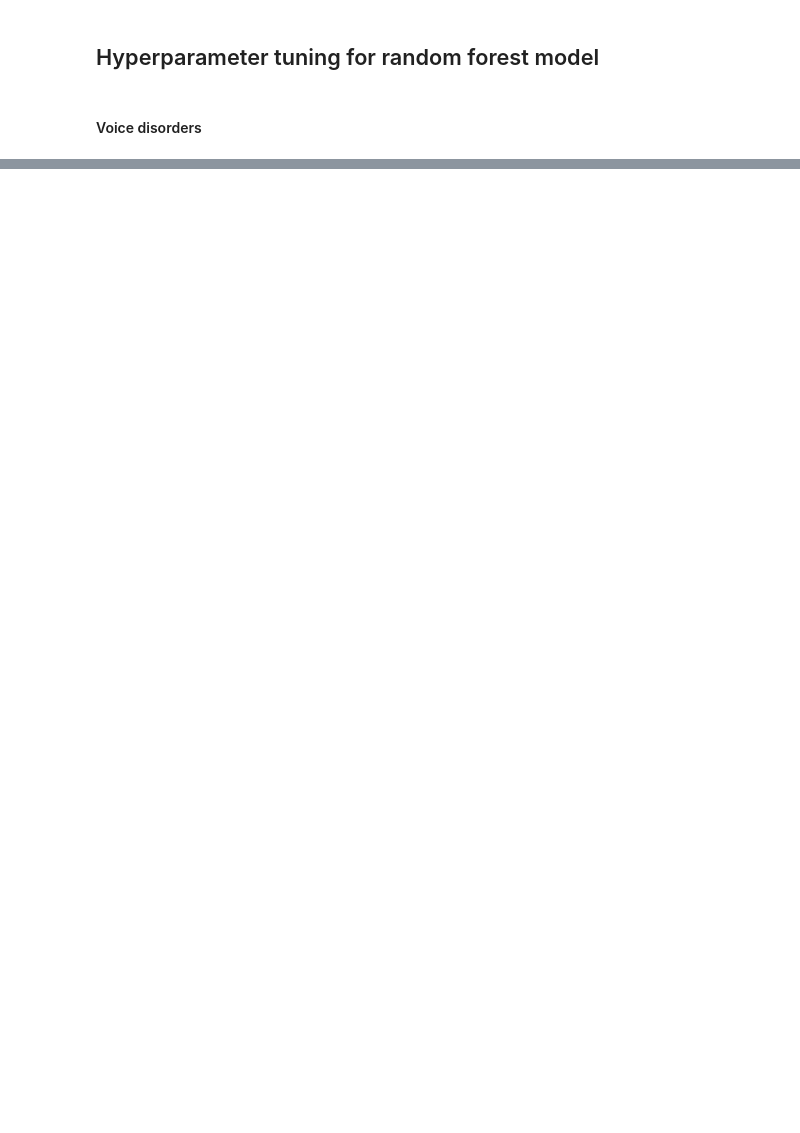
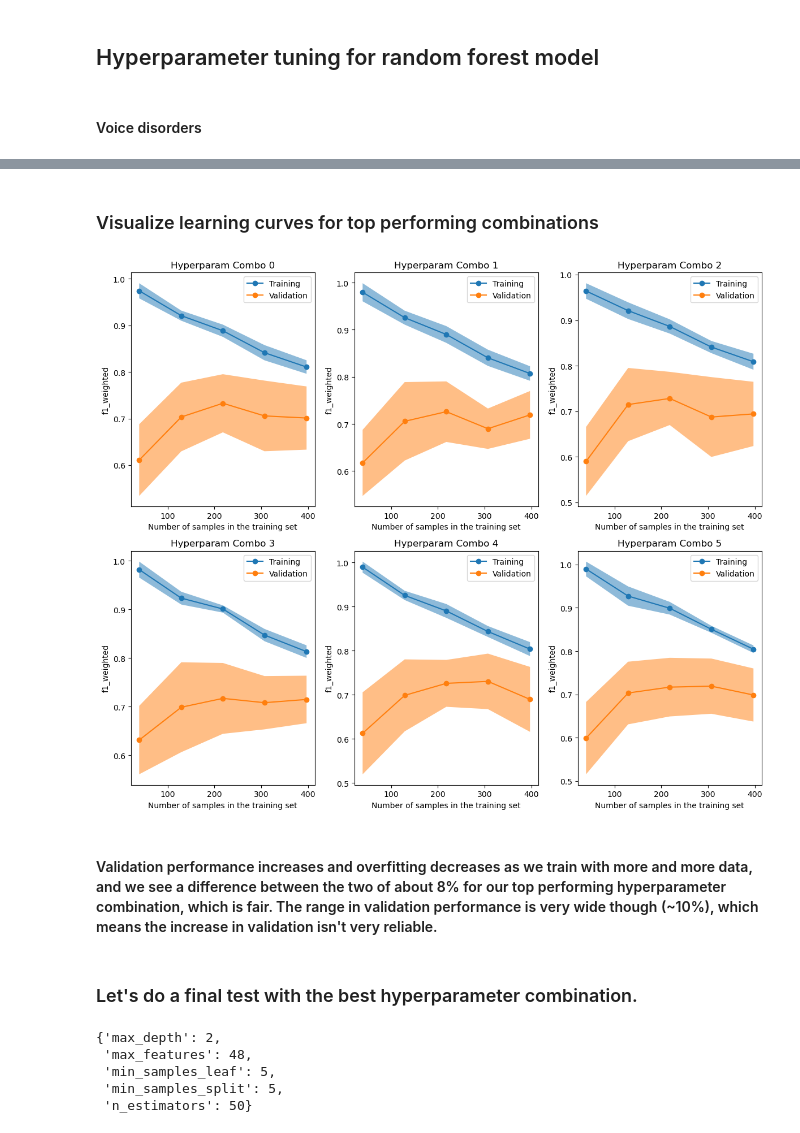
Before and after one commit to zpsheldon/ai-voice-disorder-prediction, a Jupyter notebook: random-forest-tuning.ipynb, the cells around one changed output, grey strips where cells are left out. Cells and saved outputs as stored; diff of their text form; code cells hidden in the pictures; blank space fills up the shorter version.

```diff
--- a/random-forest-tuning.ipynb
+++ b/random-forest-tuning.ipynb
@@ -373,0 +442,46 @@ grid_search_voice["cv_results_df"].sort_values(by="train_minus_val",ascending=Fa
+# %% [markdown]
+### Visualize learning curves for top performing combinations
+# %%
+top_params = grid_search_voice["cv_results_df"].sort_values("rank_test_score",ascending=True)[:6]['params'].tolist()
+
+from sklearn.model_selection import LearningCurveDisplay, ShuffleSplit
+
+fig, axes = plt.subplots(nrows=2, ncols=3, figsize=(12, 10))
+
+common_params = {
+    "X": X_ave,
+    "y": y_voice_ave,
+    "train_sizes": np.linspace(0.1, 1.0, 5),
+    "cv": StratifiedKFold(n_splits=10, shuffle=True, random_state=42),
+    "score_type": "both",
+    "n_jobs": 4,
+    "line_kw": {"marker": "o"},
+    "std_display_style": "fill_between",
+    "score_name": "f1_weighted",
+}
+
+for i,(ax,params) in enumerate(zip(axes.flatten(), top_params)):
+    estimator = RandomForestClassifier(**params)
+    LearningCurveDisplay.from_estimator(estimator, **common_params, ax=ax)
+
+    handles, label = ax.get_legend_handles_labels()
+    ax.legend(handles[:2], ["Training", "Validation"])
+    ax.set_title(f"Hyperparam Combo {i}")
+
+plt.tight_layout()
+plt.show()
+# %% [output]
+[figure, added]
+# %% [markdown]
+#### Validation performance increases and overfitting decreases as we train with more and more data, and we see a difference between the two of about 8% for our top performing hyperparameter combination, which is fair. The range in validation performance is very wide though (~10%), which means the increase in validation isn't very reliable.
+# %% [markdown]
+### Let's do a final test with the best hyperparameter combination.
+# %%
+top_params = grid_search_voice["cv_results_df"].sort_values("rank_test_score",ascending=True)[:1]['params'].tolist()[0]
+top_params
+# %% [output]
+{'max_depth': 2,
+ 'max_features': 48,
+ 'min_samples_leaf': 5,
+ 'min_samples_split': 5,
+ 'n_estimators': 50}
```
Also changed, not shown: parts of 17 cells of this notebook.
